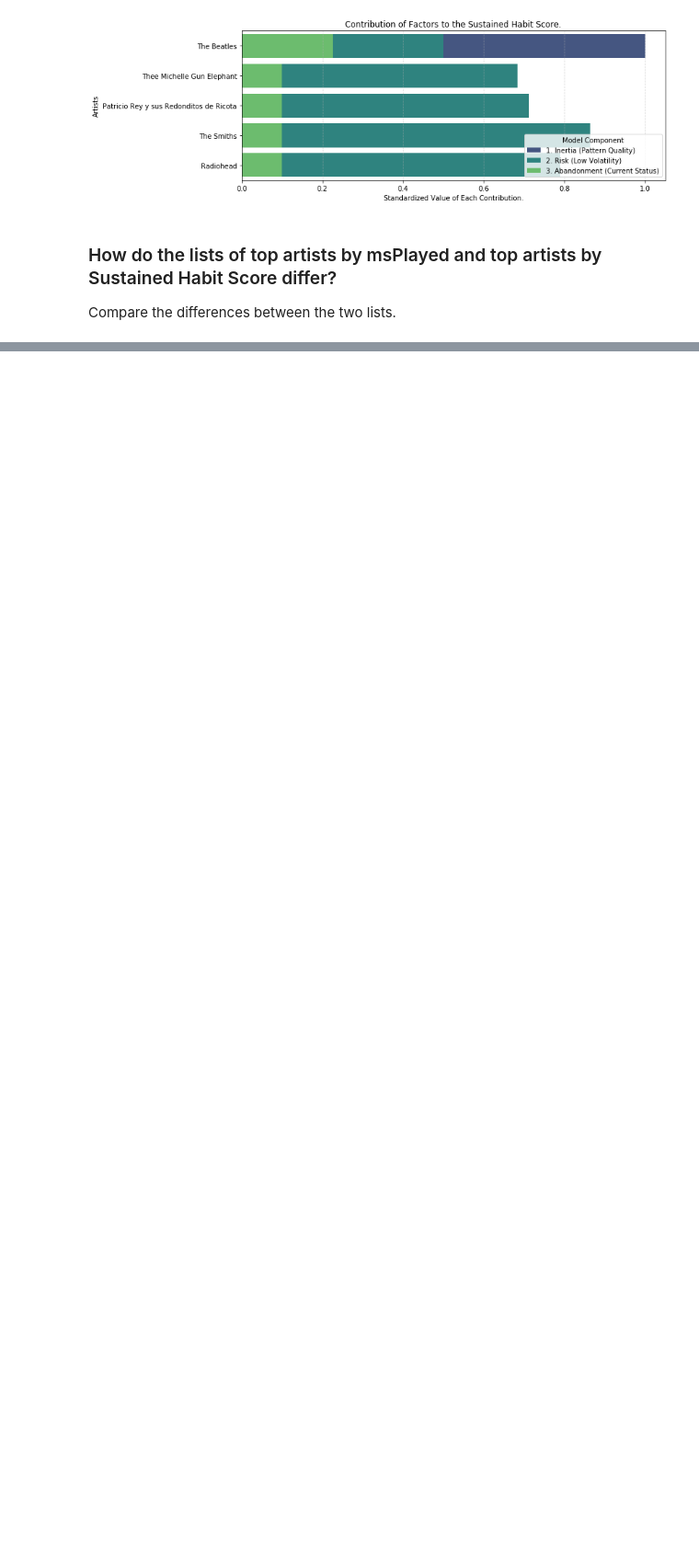
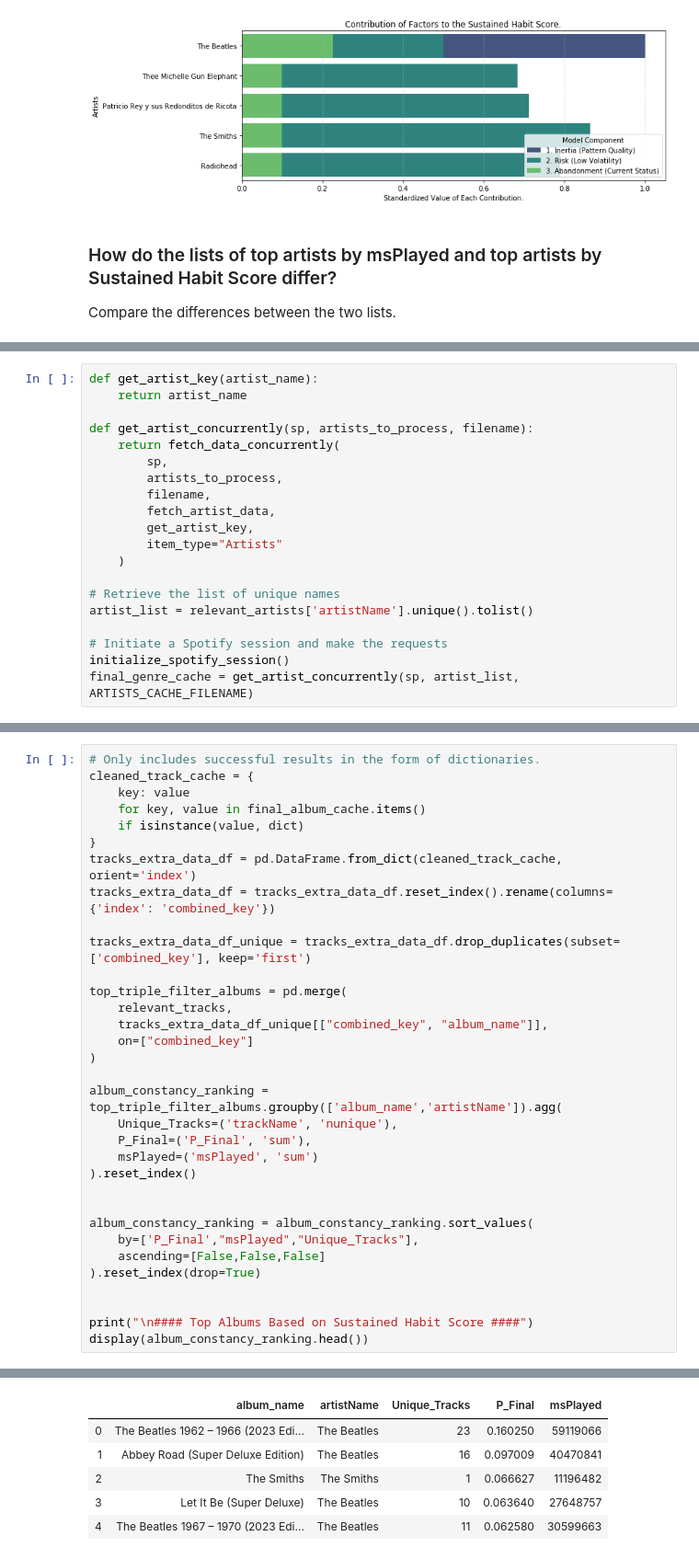
Before and after one commit to Garridot/spotify-wrapped-detailed, a Jupyter notebook: analysis.ipynb, the cells around one changed output, grey strips where cells are left out. Shown at 92% size. Cells and saved outputs as stored; diff of their text form; blank space fills up the shorter version.

```diff
--- a/analysis.ipynb
+++ b/analysis.ipynb
@@ -1478,0 +1853,20 @@ display(top_triple_filter_artists[
+# %%
+def get_artist_key(artist_name):
+    return artist_name
+
+def get_artist_concurrently(sp, artists_to_process, filename):
+    return fetch_data_concurrently(
+        sp,
+        artists_to_process,
+        filename,
+        fetch_artist_data,
+        get_artist_key,
+        item_type="Artists"
+    )
+
+# Retrieve the list of unique names
+artist_list = relevant_artists['artistName'].unique().tolist()
+
+# Initiate a Spotify session and make the requests
+initialize_spotify_session()
+final_genre_cache = get_artist_concurrently(sp, artist_list, ARTISTS_CACHE_FILENAME)
@@ -1478,0 +1948,34 @@ display(top_triple_filter_artists[
+# %%
+# Only includes successful results in the form of dictionaries.
+cleaned_track_cache = {
+    key: value
+    for key, value in final_album_cache.items()
+    if isinstance(value, dict)
+}
+tracks_extra_data_df = pd.DataFrame.from_dict(cleaned_track_cache, orient='index')
+tracks_extra_data_df = tracks_extra_data_df.reset_index().rename(columns={'index': 'combined_key'})
+
+tracks_extra_data_df_unique = tracks_extra_data_df.drop_duplicates(subset=['combined_key'], keep='first')
+
+top_triple_filter_albums = pd.merge(
+    relevant_tracks,
+    tracks_extra_data_df_unique[["combined_key", "album_name"]],
+    on=["combined_key"]
+)
+
+album_constancy_ranking = top_triple_filter_albums.groupby(['album_name','artistName']).agg(
+    Unique_Tracks=('trackName', 'nunique'),
+    P_Final=('P_Final', 'sum'),
+    msPlayed=('msPlayed', 'sum')
+).reset_index()
+
+
+album_constancy_ranking = album_constancy_ranking.sort_values(
+    by=['P_Final',"msPlayed","Unique_Tracks"],
+    ascending=[False,False,False]
+).reset_index(drop=True)
+
+
+print("\n#### Top Albums Based on Sustained Habit Score ####")
+display(album_constancy_ranking.head())
+# %% [output]
@@ -1478,0 +1983,6 @@ display(top_triple_filter_artists[
+|  | album_name | artistName | Unique_Tracks | P_Final | msPlayed |
+| 0 | The Beatles 1962 – 1966 (2023 Edi... | The Beatles | 23 | 0.160250 | 59119066 |
+| 1 | Abbey Road (Super Deluxe Edition) | The Beatles | 16 | 0.097009 | 40470841 |
+| 2 | The Smiths | The Smiths | 1 | 0.066627 | 11196482 |
+| 3 | Let It Be (Super Deluxe) | The Beatles | 10 | 0.063640 | 27648757 |
+| 4 | The Beatles 1967 – 1970 (2023 Edi... | The Beatles | 11 | 0.062580 | 30599663 |
```
Also changed, not shown: parts of 44 cells of this notebook, 2 other files.
